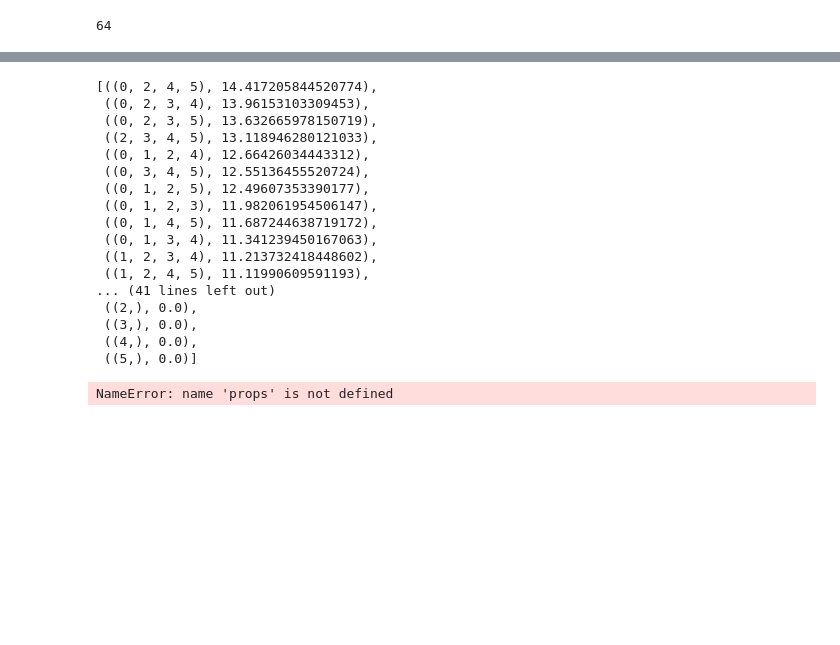
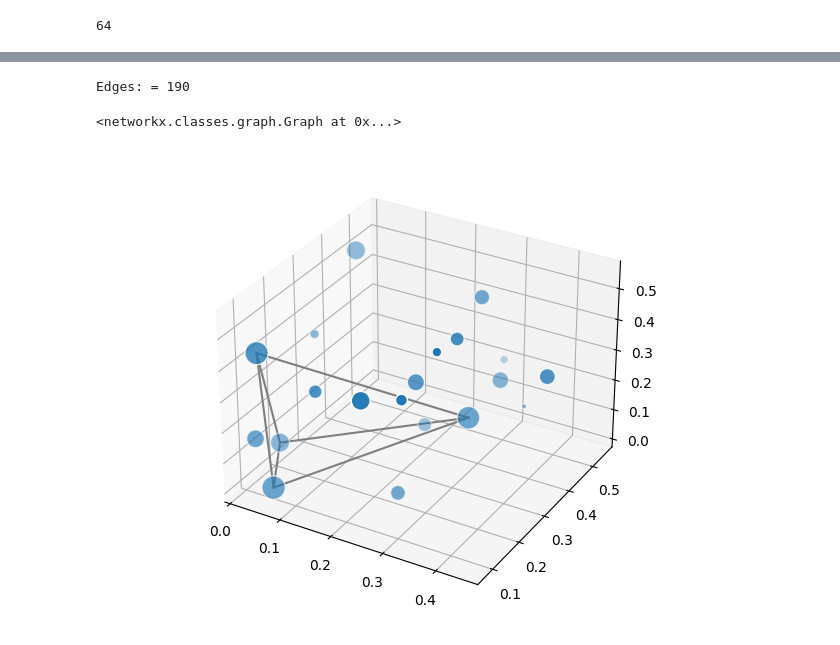
Before and after one commit to sesame-project/simulationBasedTesting, a Jupyter notebook: notebook/MaxSumDispersion.ipynb, the cells around one changed output, grey strips where cells are left out. Saved outputs shown, nothing was run; the diff lists cells and outputs as text; code cells hidden in the pictures; blank space fills up the shorter version.

Commit message:
Graph test

```diff
--- a/notebook/MaxSumDispersion.ipynb
+++ b/notebook/MaxSumDispersion.ipynb
@@ -157,8 +164,6 @@ def calc_subset_value_function(graph, subset_inds, lam):
             dist_sum += dist_func(graph, ni,nj)
     total = (k-1)*weight_sum + 2*lam*dist_sum
     return total
-# %%
-all_subsets = list(powerset(sim.nodes()))
 # %%
 def subset_value(graph, subset, lam):
     value = calc_subset_value_function(graph, subset, lam)
@@ -170,7 +173,7 @@ def subset_cost(subset):
     return len(subset)
 # %%
 def meets_cost_constraint(subset):
-    return (subset_cost(subset) < FIXED_SUBSET_COUNT)
+    return (subset_cost(subset) < FIXED_COST_BUDGET)
 # %%
 def subsets_viable_sorted_by_cost(simgraph, lam):
     all_subsets = list(powerset(simgraph.nodes()))
@@ -180,21 +187,2 @@ def subsets_viable_sorted_by_cost(simgraph, lam):
 # %%
-res = subsets_viable_sorted_by_cost(sim, 1.0)
-list(res)
+phy = subsets_viable_sorted_by_cost(sim, 1.0)
-# %% [output]
-[((0, 2, 4, 5), 14.417205844520774),
- ((0, 2, 3, 4), 13.96153103309453),
- ((0, 2, 3, 5), 13.632665978150719),
- ((2, 3, 4, 5), 13.118946280121033),
- ((0, 1, 2, 4), 12.66426034443312),
- ((0, 3, 4, 5), 12.55136455520724),
- ((0, 1, 2, 5), 12.49607353390177),
- ((0, 1, 2, 3), 11.982061954506147),
- ((0, 1, 4, 5), 11.687244638719172),
- ((0, 1, 3, 4), 11.341239450167063),
- ((1, 2, 3, 4), 11.213732418448602),
- ((1, 2, 4, 5), 11.11990609591193),
-... (41 lines left out)
- ((2,), 0.0),
- ((3,), 0.0),
- ((4,), 0.0),
- ((5,), 0.0)]
@@ -203,4 +188,0 @@ list(res)
-# %%
- np.array([props[v] for v in sorted(sim)])
-# %% [output]
-NameError: name 'props' is not defined
@@ -247,0 +223,27 @@ plt.show()
+# %%
+max_dimension = 1 / np.sqrt(3)
+sim = create_random_sim_graph(20, 2, 1.0, 3, max_dimension)
+sim
+# %% [output]
+Edges: = 190
+<networkx.classes.graph.Graph at 0x...>
+# %%
+use_approx_algorithm = False
+
+plt.close()
+
+# TODO: how to normalise for correct lambda
+lam = 0.0
+FIXED_COST_BUDGET = 5
+
+if use_approx_algorithm:
+    phy_best = max_sum_divergence_approx(sim, lam)
+else:
+    phy = subsets_viable_sorted_by_cost(sim, lam)
+    phy_best = phy[0]
+
+selection_to_plot = phy_best
+edge_selection = selection_to_plot[0]
+plot_graph_with_edges_from_subset(sim, edge_selection)
+# %% [output]
+[figure, added]
```
Also changed, not shown: parts of 10 cells of this notebook, 1 other file.
